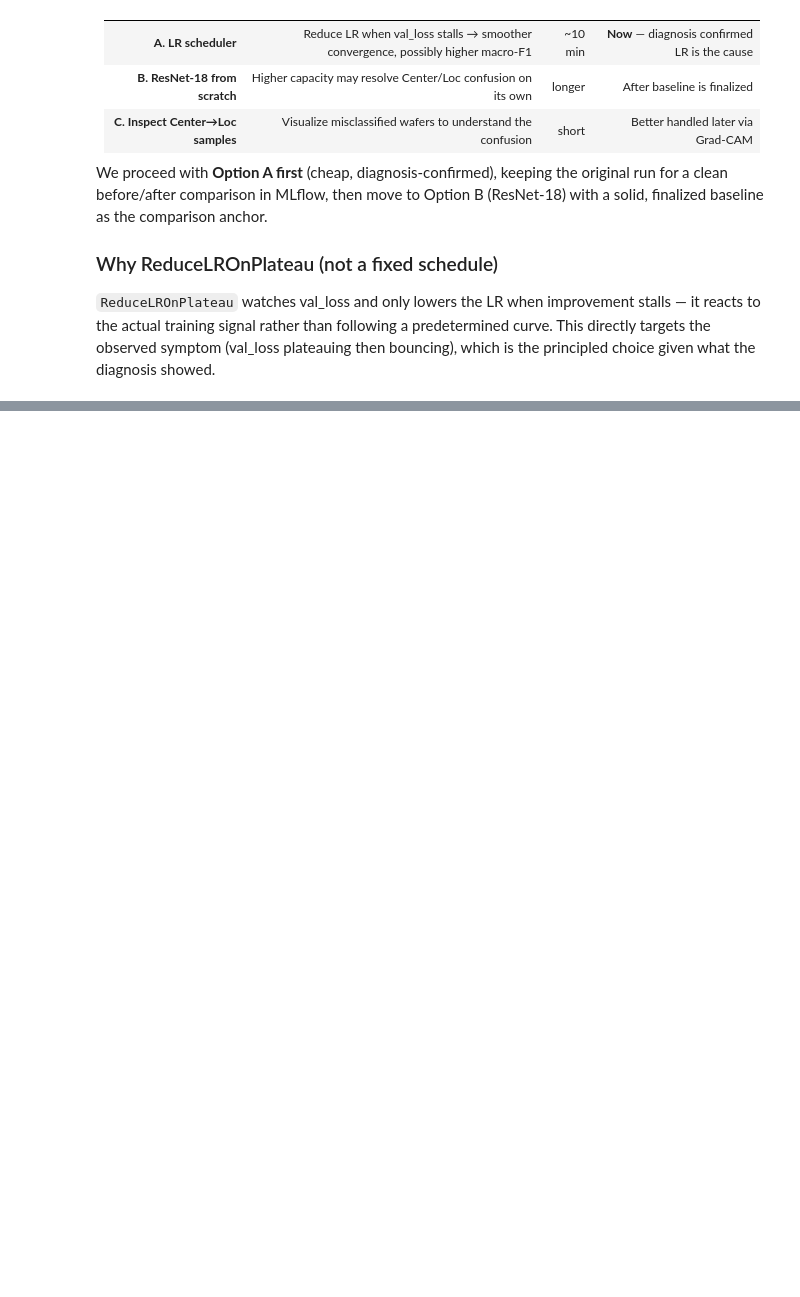
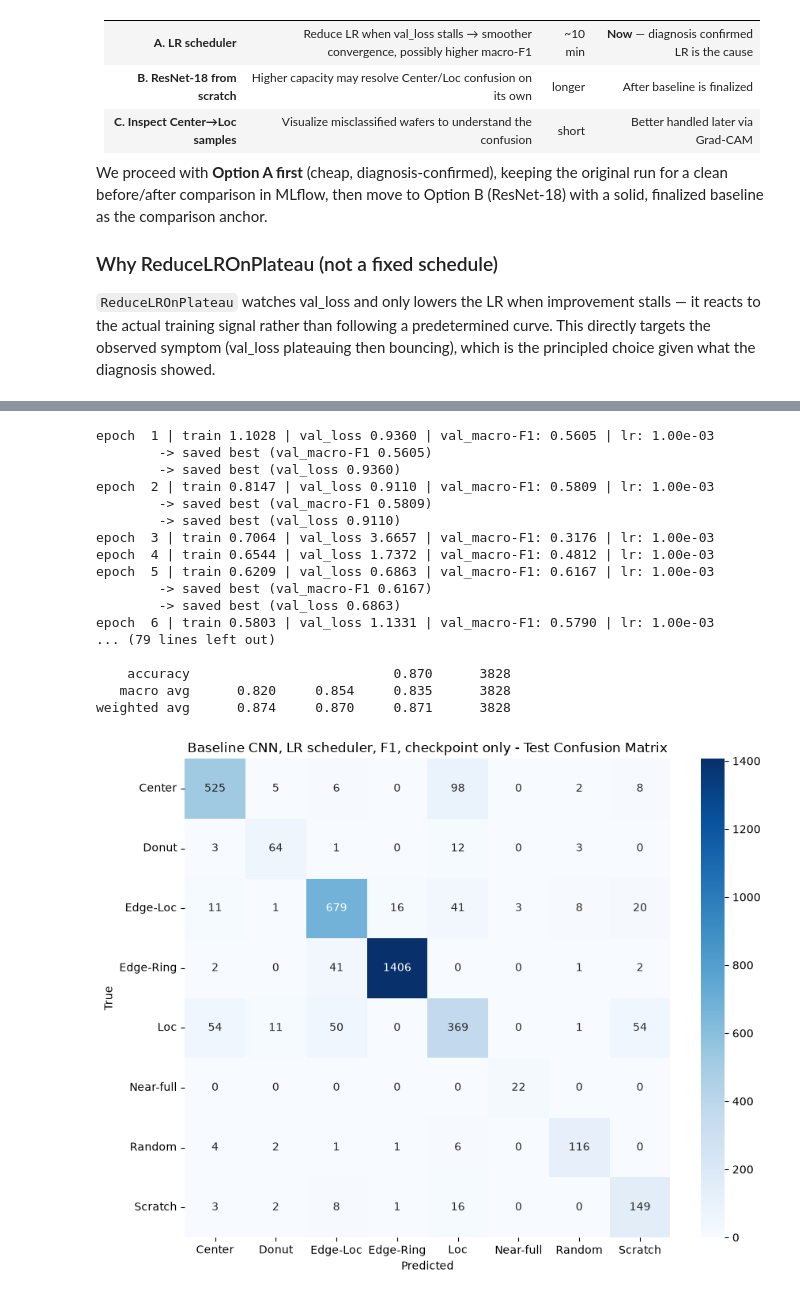
Before and after one commit to pqtrng/wm811k-defect-detection, a Jupyter notebook: notebooks/03_train.ipynb, the cells around one changed output, grey strips where cells are left out. Cells and saved outputs as stored; diff of their text form; code cells hidden in the pictures; blank space fills up the shorter version.

```diff
--- a/notebooks/03_train.ipynb
+++ b/notebooks/03_train.ipynb
@@ -629,0 +809,35 @@ weighted avg      0.842     0.841     0.835      3828
+# %%
+cnn = WaferCNN()
+cnn_best_path = run_experiment_f1_checkpoint_only(
+    model=cnn,
+    run_name="baseline-cnn-scheduler-f1-checkpoint-only",
+    train_loader=train_loader,
+    val_loader=val_loader,
+    epochs=50,
+    es_patience=15,
+)
+_ = evaluate_and_report(
+    best_path=cnn_best_path,
+    model=cnn,
+    loader=test_loader,
+    title="Baseline CNN, LR scheduler, F1, checkpoint only",
+)
+# %% [output]
+epoch  1 | train 1.1028 | val_loss 0.9360 | val_macro-F1: 0.5605 | lr: 1.00e-03
+        -> saved best (val_macro-F1 0.5605)
+        -> saved best (val_loss 0.9360)
+epoch  2 | train 0.8147 | val_loss 0.9110 | val_macro-F1: 0.5809 | lr: 1.00e-03
+        -> saved best (val_macro-F1 0.5809)
+        -> saved best (val_loss 0.9110)
+epoch  3 | train 0.7064 | val_loss 3.6657 | val_macro-F1: 0.3176 | lr: 1.00e-03
+epoch  4 | train 0.6544 | val_loss 1.7372 | val_macro-F1: 0.4812 | lr: 1.00e-03
+epoch  5 | train 0.6209 | val_loss 0.6863 | val_macro-F1: 0.6167 | lr: 1.00e-03
+        -> saved best (val_macro-F1 0.6167)
+        -> saved best (val_loss 0.6863)
+epoch  6 | train 0.5803 | val_loss 1.1331 | val_macro-F1: 0.5790 | lr: 1.00e-03
+... (79 lines left out)
+
+    accuracy                          0.870      3828
+   macro avg      0.820     0.854     0.835      3828
+weighted avg      0.874     0.870     0.871      3828
+[figure, added]
```
Also changed, not shown: parts of 12 cells of this notebook, 8 other files.
